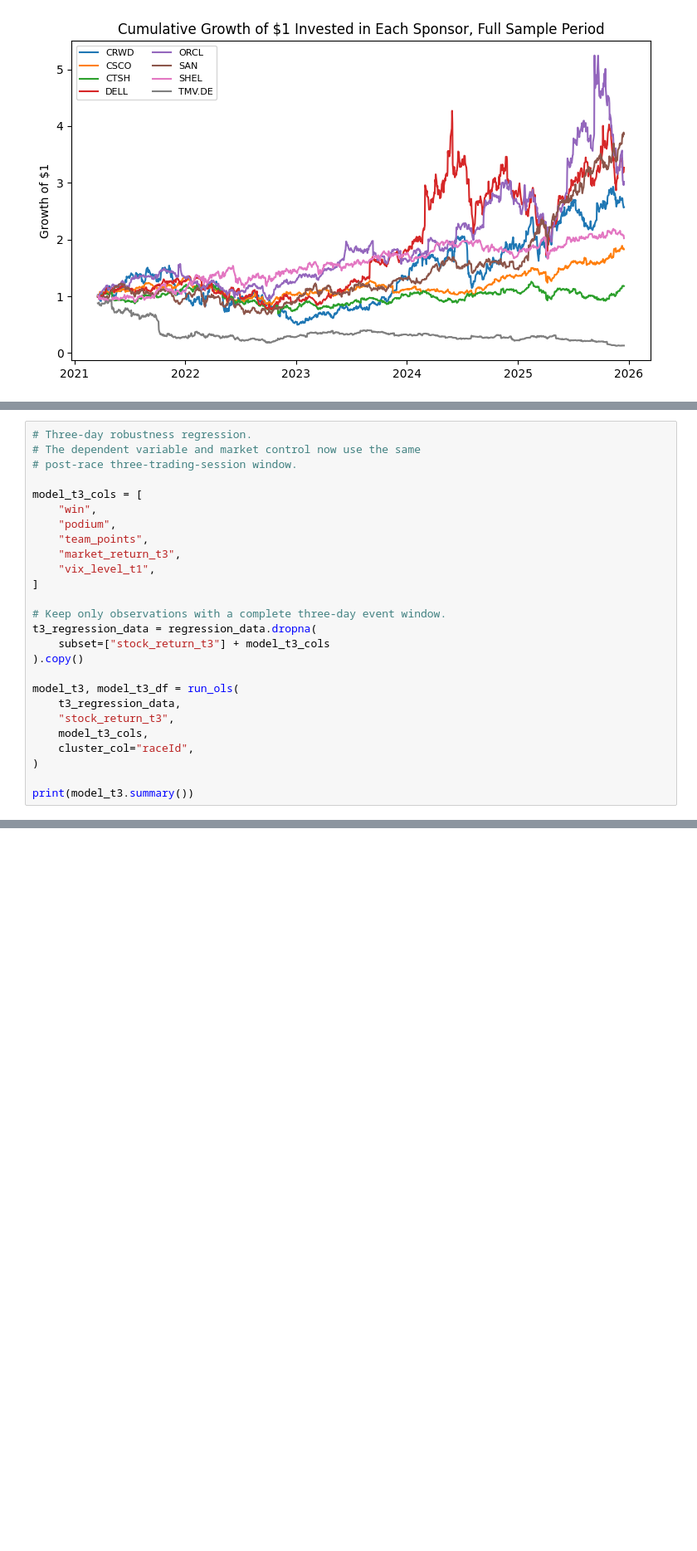
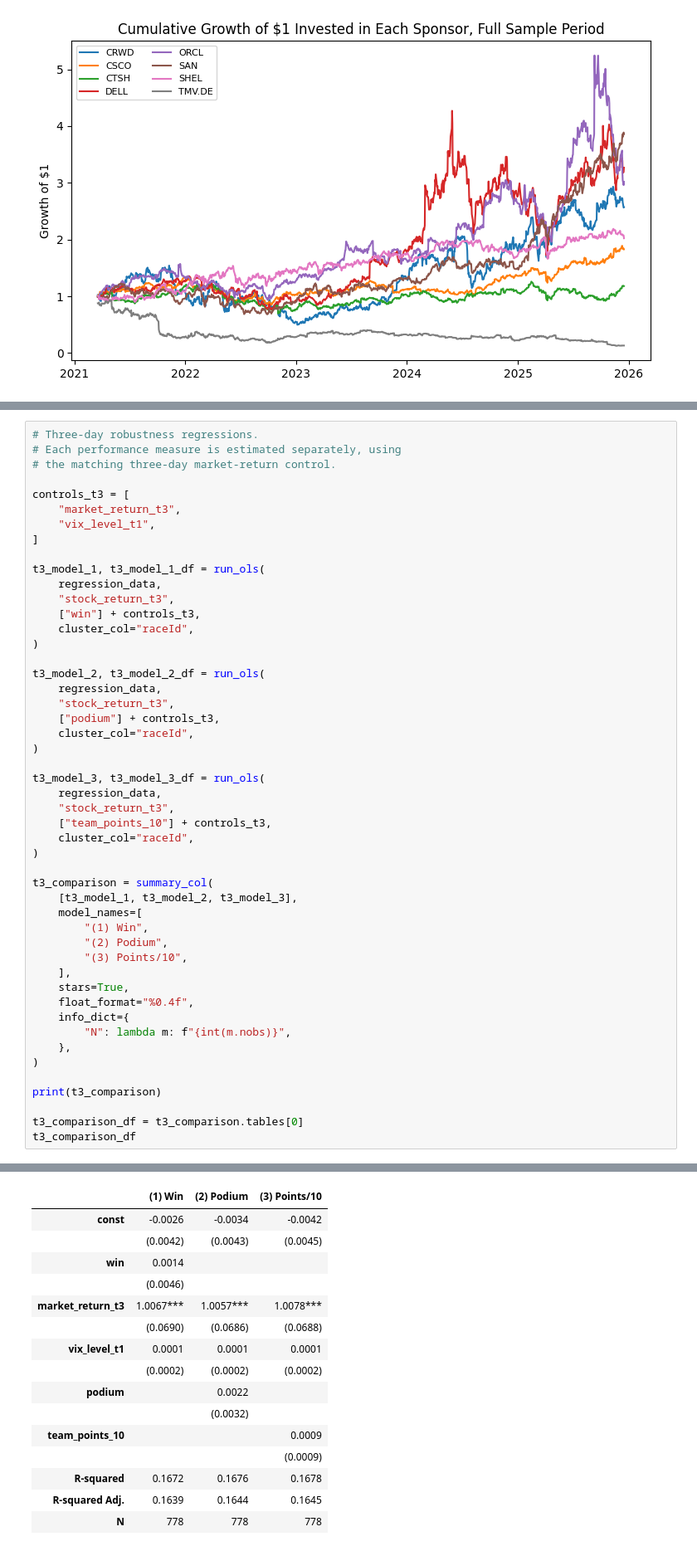
Before and after one commit to dhruv-shxh/f1-sponsor-stocks, a Jupyter notebook: f1_sponsor_analysis_final_robust_new.ipynb, the cells around one changed output, grey strips where cells are left out. Shown at 83% size. Cells and saved outputs as stored; diff of their text form; blank space fills up the shorter version.

Commit message:
added changes to estimate preformance measure separately

```diff
--- a/f1_sponsor_analysis_final_robust_new.ipynb
+++ b/f1_sponsor_analysis_final_robust_new.ipynb
@@ -1045,27 +1092,50 @@ The S&P 500 market return is calculated over the identical window. This ensures
 # %%
-# Three-day robustness regression.
-# The dependent variable and market control now use the same
-# post-race three-trading-session window.
+# Three-day robustness regressions.
+# Each performance measure is estimated separately, using
+# the matching three-day market-return control.
 
-model_t3_cols = [
-    "win",
-    "podium",
-    "team_points",
+controls_t3 = [
     "market_return_t3",
     "vix_level_t1",
 ]
 
-# Keep only observations with a complete three-day event window.
-t3_regression_data = regression_data.dropna(
-    subset=["stock_return_t3"] + model_t3_cols
-).copy()
-
-model_t3, model_t3_df = run_ols(
-    t3_regression_data,
+t3_model_1, t3_model_1_df = run_ols(
+    regression_data,
     "stock_return_t3",
-    model_t3_cols,
+    ["win"] + controls_t3,
     cluster_col="raceId",
 )
 
-print(model_t3.summary())
+t3_model_2, t3_model_2_df = run_ols(
+    regression_data,
+    "stock_return_t3",
+    ["podium"] + controls_t3,
+    cluster_col="raceId",
+)
+
+t3_model_3, t3_model_3_df = run_ols(
+    regression_data,
+    "stock_return_t3",
+    ["team_points_10"] + controls_t3,
+    cluster_col="raceId",
+)
+
+t3_comparison = summary_col(
+    [t3_model_1, t3_model_2, t3_model_3],
+    model_names=[
+        "(1) Win",
+        "(2) Podium",
+        "(3) Points/10",
+    ],
+    stars=True,
+    float_format="%0.4f",
+    info_dict={
+        "N": lambda m: f"{int(m.nobs)}",
+    },
+)
+
+print(t3_comparison)
+
+t3_comparison_df = t3_comparison.tables[0]
+t3_comparison_df
 # %% [output]
@@ -1088,0 +1159,16 @@ strong multicollinearity or other numerical problems.
+|  | (1) Win | (2) Podium | (3) Points/10 |
+| const | -0.0026 | -0.0034 | -0.0042 |
+|  | (0.0042) | (0.0043) | (0.0045) |
+| win | 0.0014 |  |  |
+|  | (0.0046) |  |  |
+| market_return_t3 | 1.0067*** | 1.0057*** | 1.0078*** |
+|  | (0.0690) | (0.0686) | (0.0688) |
+| vix_level_t1 | 0.0001 | 0.0001 | 0.0001 |
+|  | (0.0002) | (0.0002) | (0.0002) |
+| podium |  | 0.0022 |  |
+|  |  | (0.0032) |  |
+| team_points_10 |  |  | 0.0009 |
+|  |  |  | (0.0009) |
+| R-squared | 0.1672 | 0.1676 | 0.1678 |
+| R-squared Adj. | 0.1639 | 0.1644 | 0.1645 |
+| N | 778 | 778 | 778 |
```
Also changed, not shown: parts of 10 cells of this notebook.
